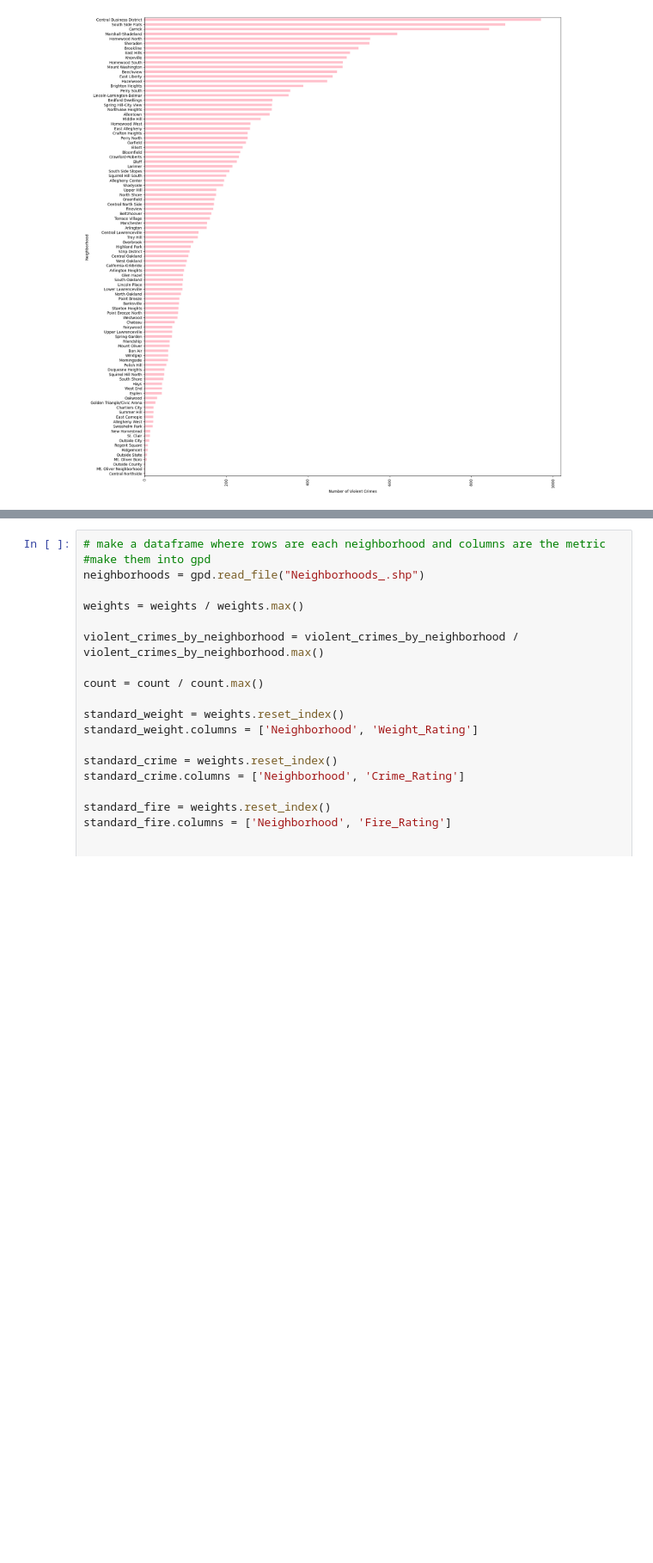
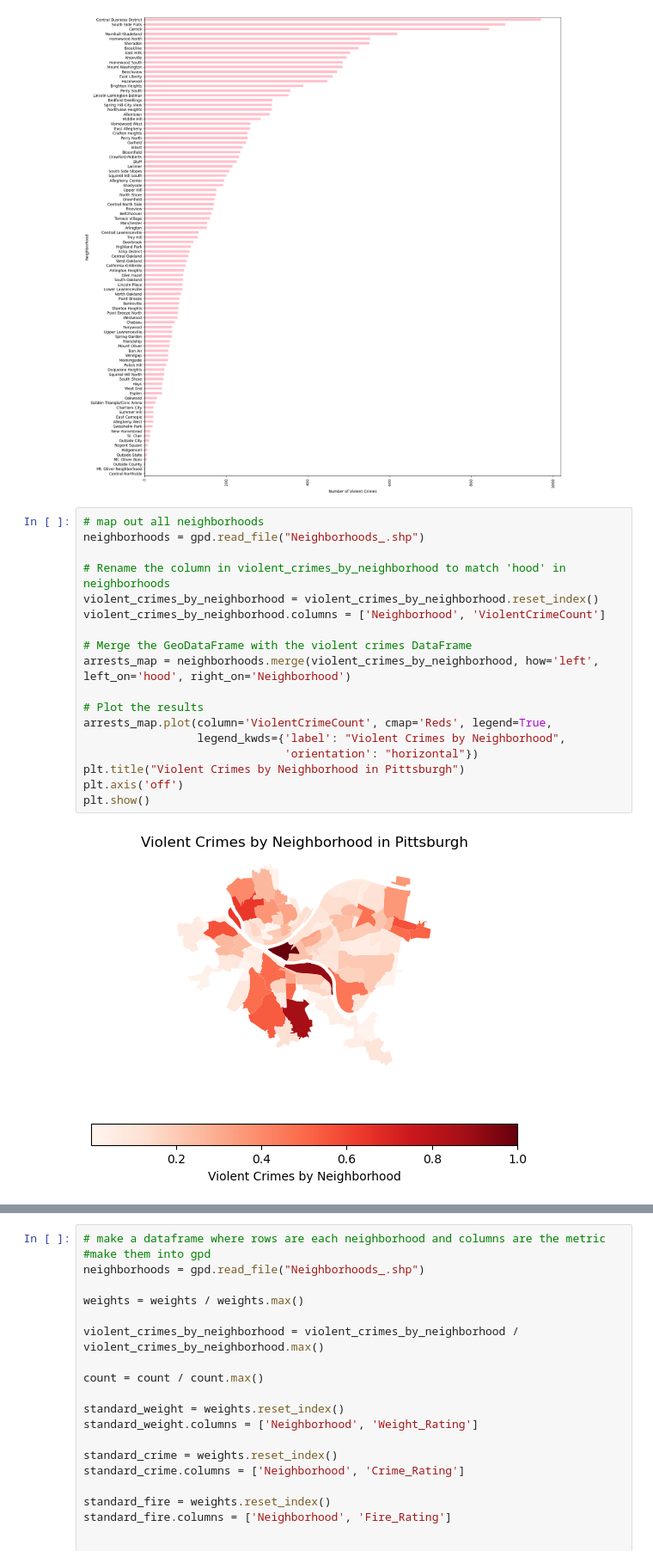
Before and after one commit to richardnewcomb/BigIdeasFinal, a Jupyter notebook: final.ipynb, the cells around one changed output, grey strips where cells are left out. Shown at 86% size. Drawn from its saved outputs; the diff is of its cells as text; blank space fills up the shorter version.

```diff
--- a/final.ipynb
+++ b/final.ipynb
@@ -77,3 +118,23 @@ plt.tight_layout()
 plt.show()
 # %% [output]
 [figure]
+# %%
+# map out all neighborhoods
+neighborhoods = gpd.read_file("Neighborhoods_.shp")
+
+# Rename the column in violent_crimes_by_neighborhood to match 'hood' in neighborhoods
+violent_crimes_by_neighborhood = violent_crimes_by_neighborhood.reset_index()
+violent_crimes_by_neighborhood.columns = ['Neighborhood', 'ViolentCrimeCount']
+
+# Merge the GeoDataFrame with the violent crimes DataFrame
+arrests_map = neighborhoods.merge(violent_crimes_by_neighborhood, how='left', left_on='hood', right_on='Neighborhood')
+
+# Plot the results
+arrests_map.plot(column='ViolentCrimeCount', cmap='Reds', legend=True,
+                 legend_kwds={'label': "Violent Crimes by Neighborhood",
+                              'orientation': "horizontal"})
+plt.title("Violent Crimes by Neighborhood in Pittsburgh")
+plt.axis('off')
+plt.show()
+# %% [output]
+[figure, added]
```
Also changed, not shown: parts of 16 cells of this notebook, 2 other files.
